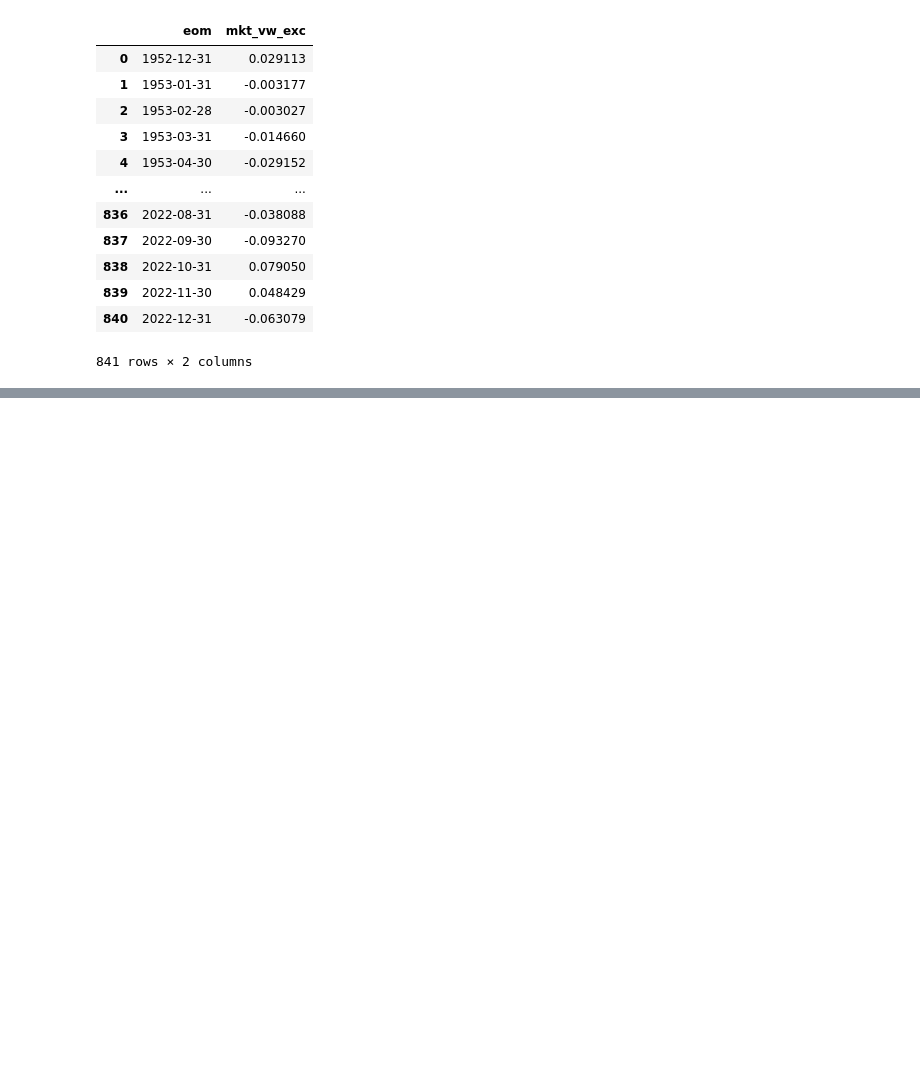
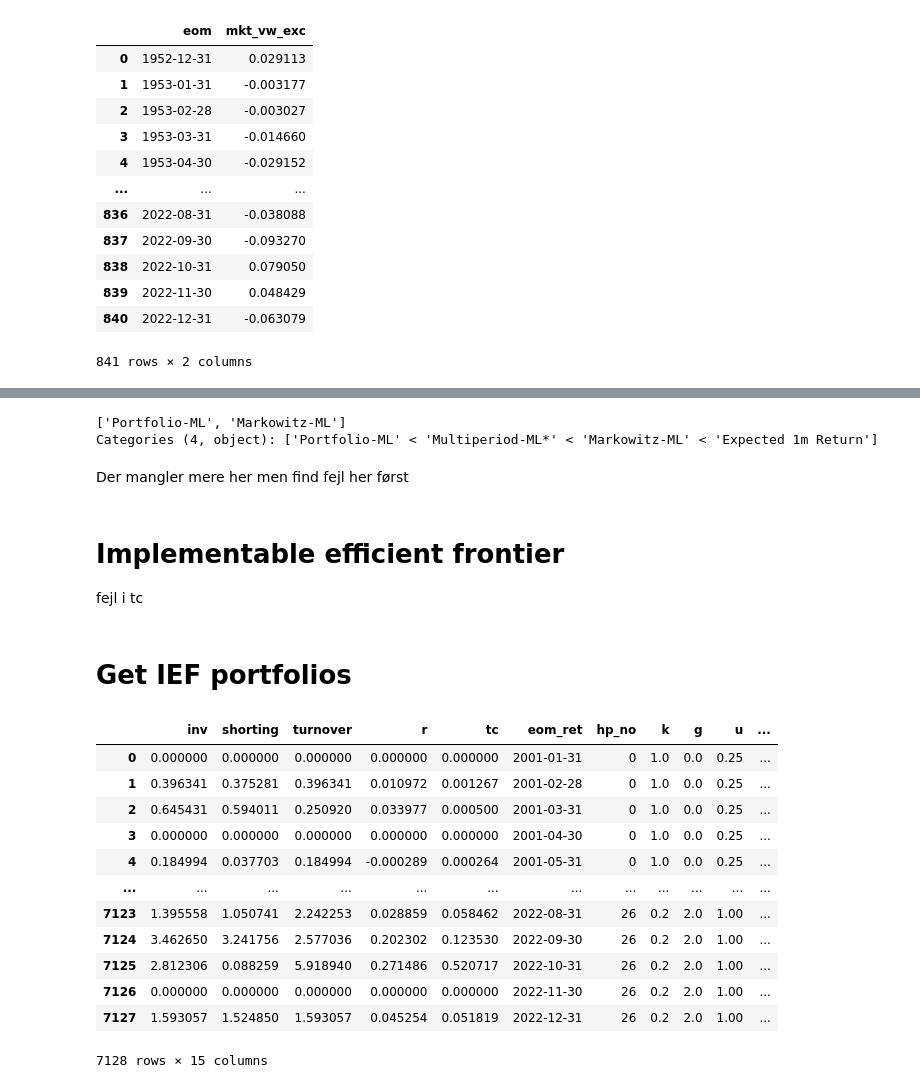
Before and after one commit to Hedegaard9/Master, a Jupyter notebook: Implementable efficient frontier.ipynb, the cells around one changed output, grey strips where cells are left out. Saved outputs shown, nothing was run; the diff lists cells and outputs as text; code cells hidden in the pictures; blank space fills up the shorter version.

```diff
--- a/Implementable efficient frontier.ipynb
+++ b/Implementable efficient frontier.ipynb
@@ -321,0 +290,4 @@ with open("./data_fifty/static.pkl", "rb") as f:
+# %%
+file_path_cluster_labels = "Data/Cluster Labels.csv"
+file_path_factor_details = "Data/Factor Details.xlsx"
+cluster_labels = process_cluster_labels(file_path_cluster_labels, file_path_factor_details)
@@ -321,0 +966,16 @@ with open("./data_fifty/static.pkl", "rb") as f:
+# %%
+ew = portfolio_choice_functions.ew_implement(data=chars, wealth=wealth, dates=dates_oos, pf_set=pf_set)
+mkt = portfolio_choice_functions.mkt_implement(data=chars, wealth=wealth, dates=dates_oos, pf_set= pf_set)
+rw = portfolio_choice_functions.rw_implement(data=chars, wealth=wealth, dates=dates_oos, pf_set= pf_set)
+mv = portfolio_choice_functions.mv_implement(data=chars, cov_list=barra_cov ,wealth=wealth, dates=dates_oos, pf_set= pf_set)
+factor_ml = portfolio_choice_functions.factor_ml_implement(data = chars, wealth = wealth, dates= dates_oos, n_pfs=settings["factor_ml"]["n_pfs"]
+, gam=pf_set['gamma_rel'])
+tpf = portfolio_choice_functions.tpf_implement(data=chars, cov_list=barra_cov, wealth=wealth, dates=dates_oos, gam=pf_set["gamma_rel"])
+
+filename = os.path.join(get_from_path_model, f"static.pkl")
+with open(filename, "rb") as f:
+    static = pickle.load(f)
+
+filename = os.path.join(f"pfml_seed_10_gamma_3.pkl")
+with open(filename, "rb") as f:
+    pfml = pickle.load(f)
@@ -321,0 +1256,10 @@ with open("./data_fifty/static.pkl", "rb") as f:
+# %%
+print(fi_df['type'].unique())
+# %% [output]
+['Portfolio-ML', 'Markowitz-ML']
+Categories (4, object): ['Portfolio-ML' < 'Multiperiod-ML*' < 'Markowitz-ML' < 'Expected 1m Return']
+# %% [markdown]
+Der mangler mere her men find fejl her først
+# %% [markdown]
+#  Implementable efficient frontier
+fejl i tc
@@ -321,0 +1491,32 @@ with open("./data_fifty/static.pkl", "rb") as f:
+# %% [markdown]
+# Get IEF portfolios
+# %%
+bms_path = os.path.join(output_path, "bms.csv")
+
+# Læs bms.csv
+bms = pd.read_csv(bms_path)
+
+# Konverter eom_ret til datetime
+bms["eom_ret"] = pd.to_datetime(bms["eom_ret"])
+bms["type"] = "Static-ML"
+with open("./data_fifty/static.pkl", "rb") as f:
+    static = pickle.load(f)
+
+with open("./pfml_seed_10_g1.pkl", "rb") as f:
+    pfml = pickle.load(f)
+# %%
+static["hps"]
+# %% [output]
+|  | inv | shorting | turnover | r | tc | eom_ret | hp_no | k | g | u | ... |
+| 0 | 0.000000 | 0.000000 | 0.000000 | 0.000000 | 0.000000 | 2001-01-31 | 0 | 1.0 | 0.0 | 0.25 | ... |
+| 1 | 0.396341 | 0.375281 | 0.396341 | 0.010972 | 0.001267 | 2001-02-28 | 0 | 1.0 | 0.0 | 0.25 | ... |
+| 2 | 0.645431 | 0.594011 | 0.250920 | 0.033977 | 0.000500 | 2001-03-31 | 0 | 1.0 | 0.0 | 0.25 | ... |
+| 3 | 0.000000 | 0.000000 | 0.000000 | 0.000000 | 0.000000 | 2001-04-30 | 0 | 1.0 | 0.0 | 0.25 | ... |
+| 4 | 0.184994 | 0.037703 | 0.184994 | -0.000289 | 0.000264 | 2001-05-31 | 0 | 1.0 | 0.0 | 0.25 | ... |
+| ... | ... | ... | ... | ... | ... | ... | ... | ... | ... | ... | ... |
+| 7123 | 1.395558 | 1.050741 | 2.242253 | 0.028859 | 0.058462 | 2022-08-31 | 26 | 0.2 | 2.0 | 1.00 | ... |
+| 7124 | 3.462650 | 3.241756 | 2.577036 | 0.202302 | 0.123530 | 2022-09-30 | 26 | 0.2 | 2.0 | 1.00 | ... |
+| 7125 | 2.812306 | 0.088259 | 5.918940 | 0.271486 | 0.520717 | 2022-10-31 | 26 | 0.2 | 2.0 | 1.00 | ... |
+| 7126 | 0.000000 | 0.000000 | 0.000000 | 0.000000 | 0.000000 | 2022-11-30 | 26 | 0.2 | 2.0 | 1.00 | ... |
+| 7127 | 1.593057 | 1.524850 | 1.593057 | 0.045254 | 0.051819 | 2022-12-31 | 26 | 0.2 | 2.0 | 1.00 | ... |
+7128 rows × 15 columns
```
Also changed, not shown: parts of 54 cells of this notebook, 4 other files.
